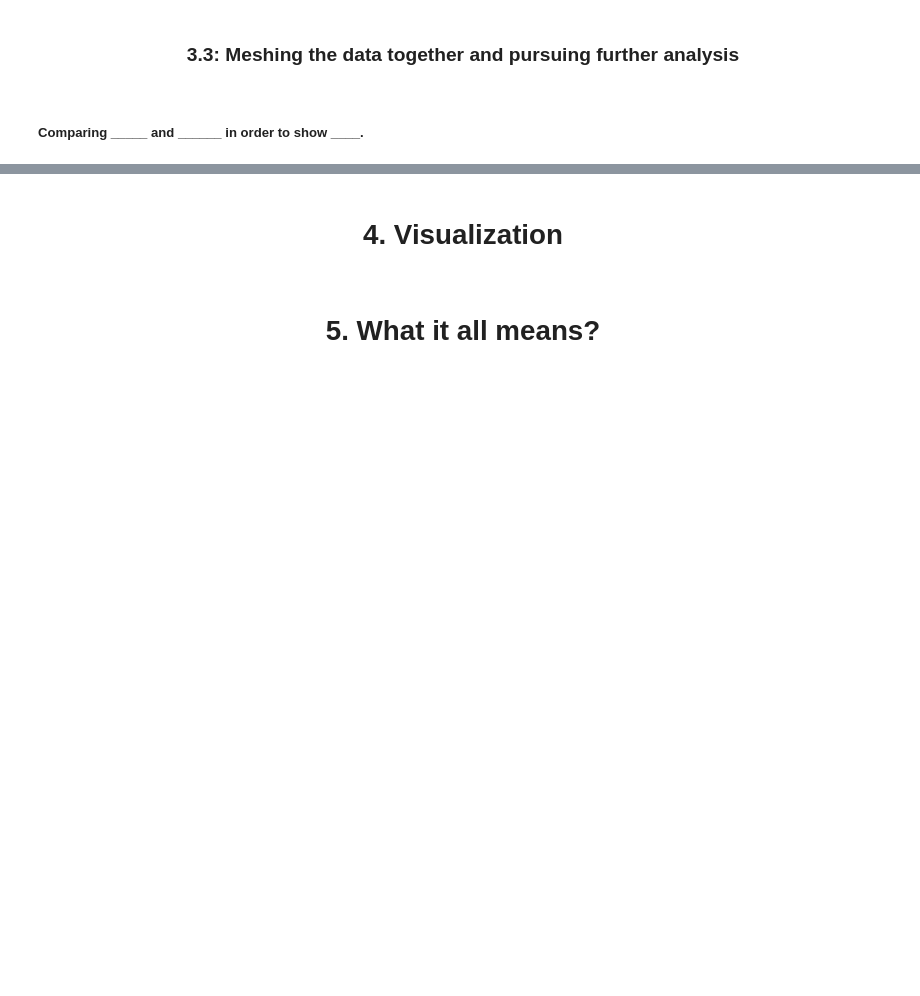
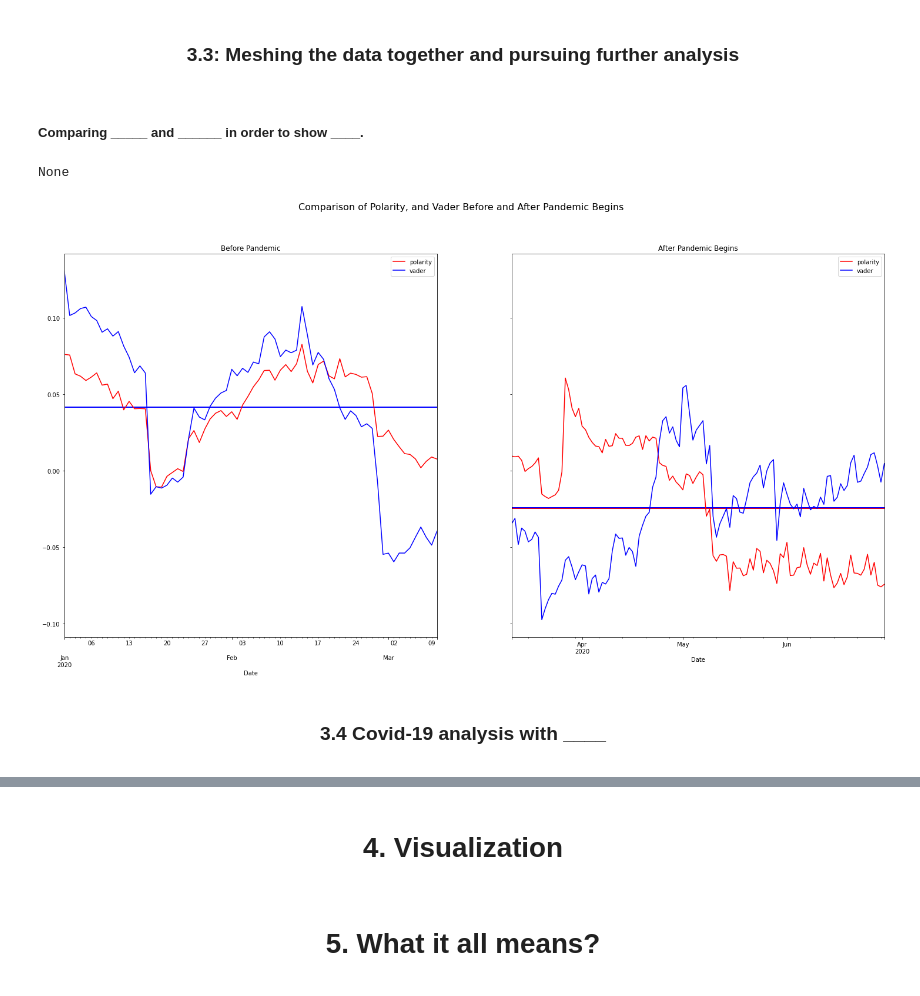
Before and after one commit to M-Sender/CS-Capstone, a Jupyter notebook: code/analysis.ipynb, the cells around one changed output, grey strips where cells are left out. Drawn from its saved outputs; the diff is of its cells as text; code cells hidden in the pictures; blank space fills up the shorter version.

Commit message:
covid

```diff
--- a/code/analysis.ipynb
+++ b/code/analysis.ipynb
@@ -247,21 +248,24 @@ Looking at these charts, interesting to see that neutrality decreased but the so
 # %% [markdown]
 ##### Comparing _____ and ______ in order to show ____. #####
 # %%
-def make_graph(axel,dataFrame,metricName,country='USA',color='b',std=True,plot_std=False):
+def make_graph(axel,dataFrame,metricName,country='USA',color='b',std=True,plot_std=False,avg=True):
     #get zscore
-    if False:
+    if std:#set to False if nono
         #df1 = dataFrame[(dataFrame['date']<=f('03/10/2020')) & (dataFrame['date']>f('03/10/2020'))]
         df1 = dataFrame
         df1[metricName] = (dataFrame[metricName] - dataFrame[metricName].mean())/dataFrame[metricName].std()
         pre_pandemic = df1[(dataFrame['date']<=f('03/10/2020'))] #  & (holder_df['date'].dt.day % 7 == 0)
         pandemic = df1[(dataFrame['date']>f('03/10/2020'))] # & (holder_df['date'].dt.day % 7 == 0)
+        pandemic = pandemic[(pandemic['date']<=f('06/30/2020'))]
         pp_groupby = pre_pandemic.groupby('date')[metricName].mean()
         dp_groupby = pandemic.groupby('date')[metricName].mean()
     else:
         pre_pandemic = dataFrame[(dataFrame['date']<=f('03/10/2020'))] #  & (holder_df['date'].dt.day % 7 == 0)
         pandemic = dataFrame[(dataFrame['date']>f('03/10/2020'))] # & (holder_df['date'].dt.day % 7 == 0)
-        pre_pandemic = pre_pandemic[pre_pandemic['country']==country]
-        pandemic = pandemic[pandemic['country']==country]
+        pandemic = pandemic[(pandemic['date']<=f('06/30/2020'))] # & (holder_df['date'].dt.day % 7 == 0)
+        if country!=False:
+            pre_pandemic = pre_pandemic[pre_pandemic['country']==country]
+            pandemic = pandemic[pandemic['country']==country]
         pp_groupby = pre_pandemic.groupby('date')[metricName].mean()
         dp_groupby = pandemic.groupby('date')[metricName].mean()
     if plot_std:
@@ -273,8 +277,9 @@ def make_graph(axel,dataFrame,metricName,country='USA',color='b',std=True,plot_s
     pp_groupby.plot(ax=axel[0],color=color,legend=True)
     dp_groupby.plot(ax=axel[1],color=color,legend=True)
     #plt.axhline(y=pp_groupby.mean(), color='r', linestyle='-')
-    axel[0].hlines(y=pp_groupby.mean(), xmin="01-01-2020", xmax="03-10-2020", linewidth=2, color=color)
-    axel[1].hlines(y=dp_groupby.mean(), xmin="03-11-2020", xmax="06-30-2020", linewidth=2, color=color)
+    if avg:
+        axel[0].hlines(y=pp_groupby.mean(), xmin="01-01-2020", xmax="03-10-2020", linewidth=2, color=color)
+        axel[1].hlines(y=dp_groupby.mean(), xmin="03-11-2020", xmax="06-30-2020", linewidth=2, color=color)
     #share code from below and make a function to makre graph and place it so can have mu,ltiple overlays
 def zscoreTranslate(tupleList):
     new_df = tupleList[0][1][['date','country',tupleList[0][0]]]
@@ -292,10 +297,10 @@ def zscoreTranslate(tupleList):
     return tupleList
 
     pass
-def compare_Metrics(metric_df_tupleList,std):   #(metric1,metric2,df1,df2):
+def compare_Metrics(metric_df_tupleList,std,country,avg=True):   #(metric1,metric2,df1,df2):
     #Code for plotting graphs and metrics
-    if std:
-        metric_df_tupleList = zscoreTranslate(metric_df_tupleList) #remove to have per coloumn instead of overall(?? which doesnt seem to lke to run)
+    #if std:
+    #    metric_df_tupleList = zscoreTranslate(metric_df_tupleList) #remove to have per coloumn instead of overall(?? which doesnt seem to lke to run)
 
         #take df and metric, combine to 1 with dates, then get zscores
 
@@ -303,7 +308,7 @@ def compare_Metrics(metric_df_tupleList,std):   #(metric1,metric2,df1,df2):
     title = "Comparison of "
     for i in metric_df_tupleList:
         title+= (i[0])[0].upper()+(i[0])[1:]+", and "
-        make_graph(ax,i[1],i[0],color=i[2],std=std,plot_std=False)
+        make_graph(ax,i[1],i[0],color=i[2],std=std,plot_std=False,country=country,avg=avg)
     title = title[:-6]+  ' Before and After Pandemic Begins'
     fig.suptitle(title,fontsize=16)
     ax[1].set_xlabel('Date')
@@ -313,6 +318,11 @@ def compare_Metrics(metric_df_tupleList,std):   #(metric1,metric2,df1,df2):
 # %%
 def make_tuple_dict(metric,df,color):
     return {'metric':metric,'df':df,'color':color}
 #display(compare_Metrics([('polarity',full_lyr, 'r')],std=True))
-display(compare_Metrics([('polarity',full_lyr, 'r'),('vader',full_lyr, 'b')],std=True))
+display(compare_Metrics([('polarity',full_lyr, 'r'),('vader',full_lyr, 'b')],std=True,country=False,avg=True))
 #compare_Metrics([('vader_neut',full_lyr, 'r'),('vader_neg',full_lyr, 'b'),('vader_pos',full_lyr, 'g')],std=True)
+# %% [output]
+None
+[figure, added]
+# %% [markdown]
+<center><h3>3.4 Covid-19 analysis with ____</h3> </center>
```
Also changed, not shown: parts of 7 cells of this notebook.
